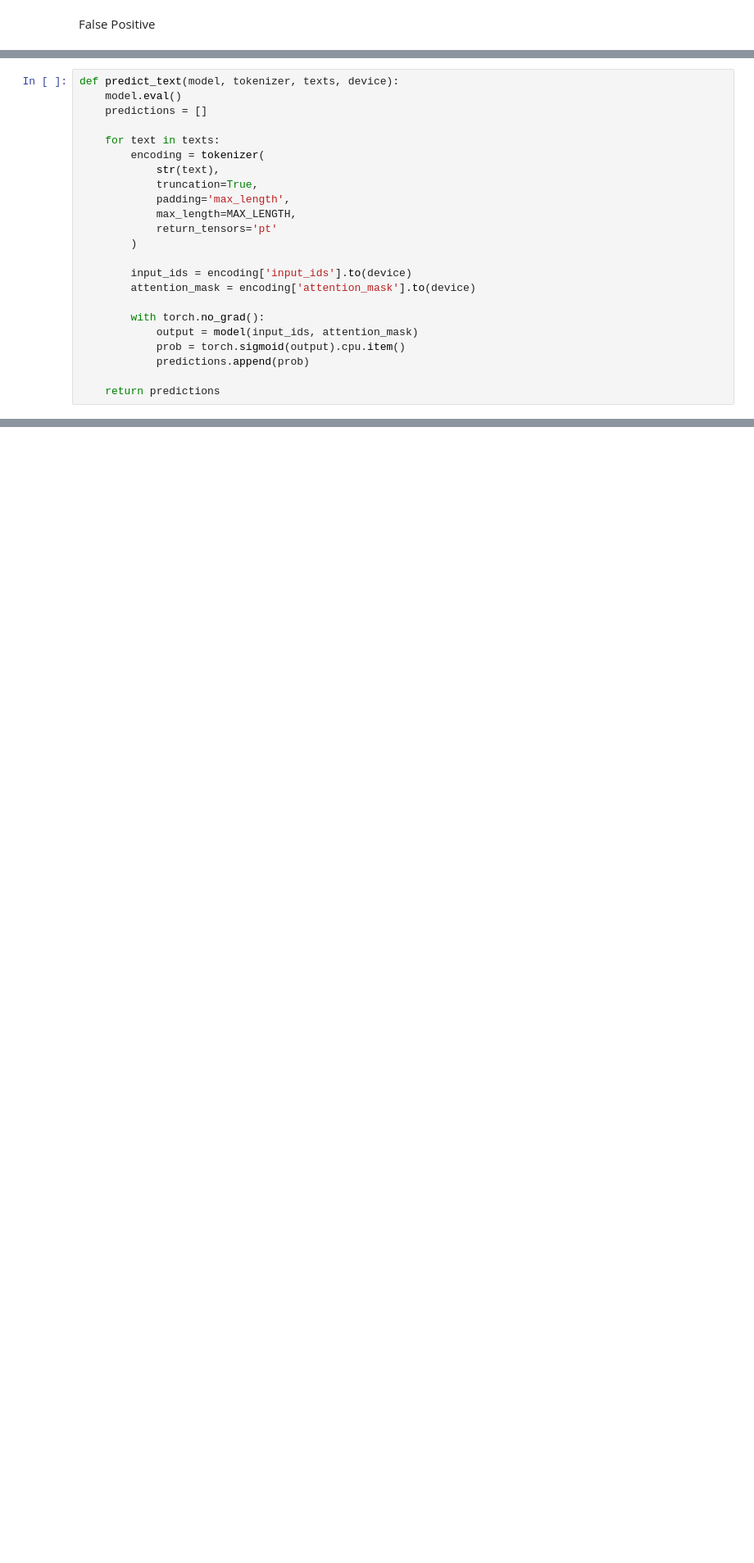
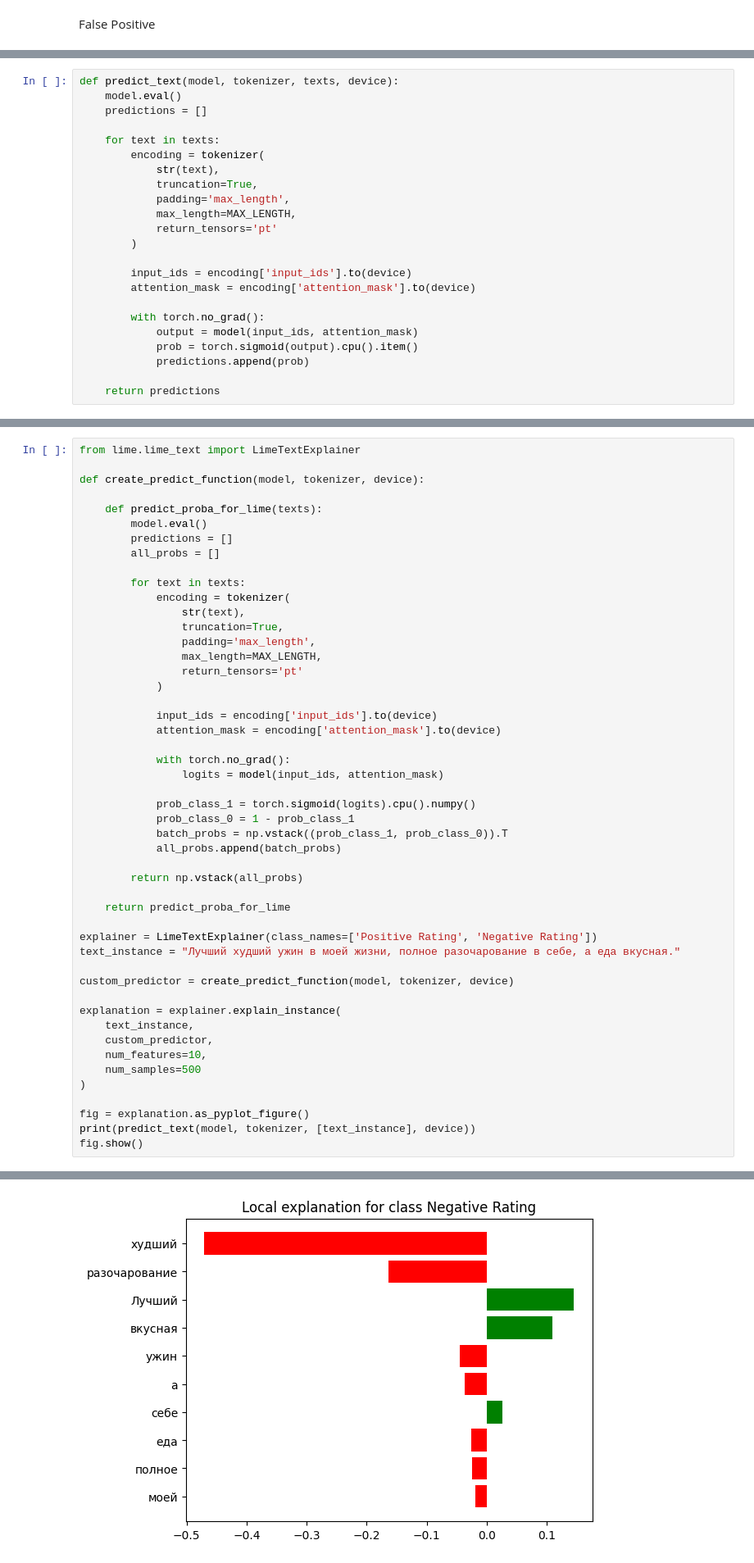
Before and after one commit to ikinaus/bert-sentiment-analysis, a Jupyter notebook: train_notebook.ipynb, the cells around one changed output, grey strips where cells are left out. Shown at 82% size. Drawn from its saved outputs; the diff is of its cells as text; blank space fills up the shorter version.

Commit message:
lime explonation

```diff
--- a/train_notebook.ipynb
+++ b/train_notebook.ipynb
@@ -891,7 +891,7 @@ def predict_text(model, tokenizer, texts, device):
 
         with torch.no_grad():
             output = model(input_ids, attention_mask)
-            prob = torch.sigmoid(output).cpu.item()
+            prob = torch.sigmoid(output).cpu().item()
             predictions.append(prob)
 
     return predictions
@@ -897,0 +929,50 @@ def predict_text(model, tokenizer, texts, device):
+# %%
+from lime.lime_text import LimeTextExplainer
+
+def create_predict_function(model, tokenizer, device):
+
+    def predict_proba_for_lime(texts):
+        model.eval()
+        predictions = []
+        all_probs = []
+
+        for text in texts:
+            encoding = tokenizer(
+                str(text),
+                truncation=True,
+                padding='max_length',
+                max_length=MAX_LENGTH,
+                return_tensors='pt'
+            )
+
+            input_ids = encoding['input_ids'].to(device)
+            attention_mask = encoding['attention_mask'].to(device)
+
+            with torch.no_grad():
+                logits = model(input_ids, attention_mask)
+
+            prob_class_1 = torch.sigmoid(logits).cpu().numpy()
+            prob_class_0 = 1 - prob_class_1
+            batch_probs = np.vstack((prob_class_1, prob_class_0)).T
+            all_probs.append(batch_probs)
+
+        return np.vstack(all_probs)
+
+    return predict_proba_for_lime
+
+explainer = LimeTextExplainer(class_names=['Positive Rating', 'Negative Rating'])
+text_instance = "Лучший худший ужин в моей жизни, полное разочарование в себе, а еда вкусная."
+
+custom_predictor = create_predict_function(model, tokenizer, device)
+
+explanation = explainer.explain_instance(
+    text_instance,
+    custom_predictor,
+    num_features=10,
+    num_samples=500
+)
+
+fig = explanation.as_pyplot_figure()
+print(predict_text(model, tokenizer, [text_instance], device))
+fig.show()
+# %% [output]
@@ -897,0 +980 @@ def predict_text(model, tokenizer, texts, device):
+[figure, added]
```
Also changed, not shown: parts of 3 cells of this notebook.
